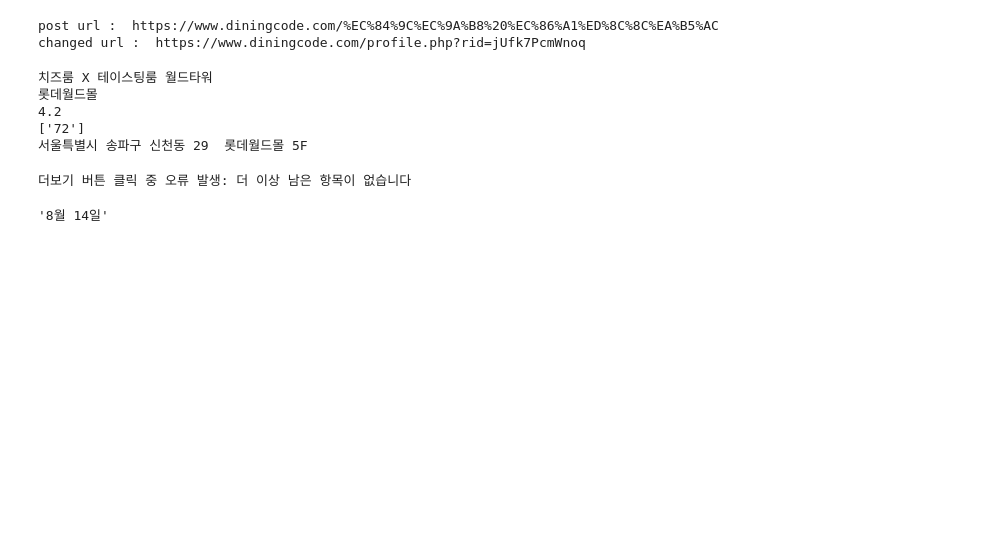
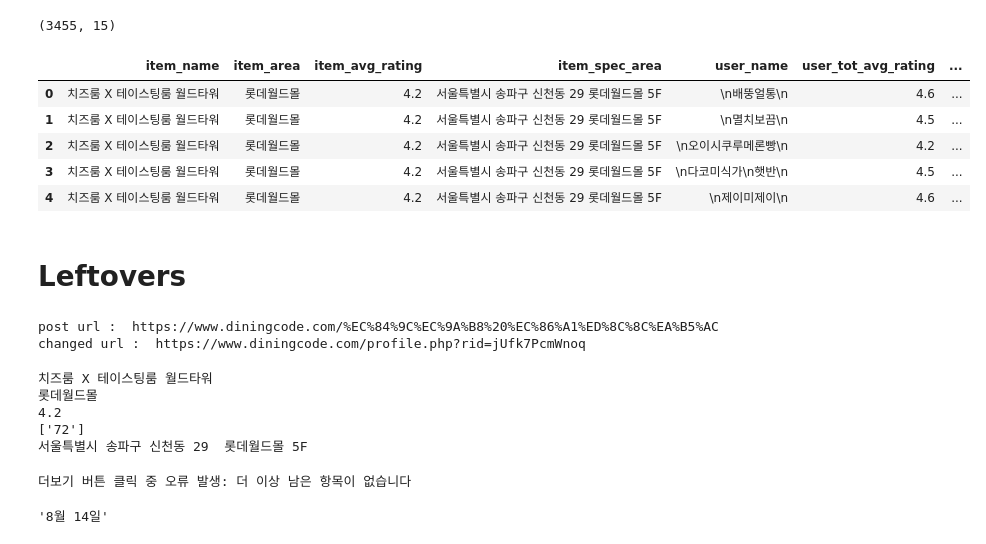
Before and after one commit to han942/vscode, a Jupyter notebook: projects/rating_recsys/rating_extraction.ipynb, the cells around one changed output. Cells and saved outputs as stored; diff of their text form; code cells hidden in the pictures; blank space fills up the shorter version.

Commit message:
crawling data complete

```diff
--- a/projects/rating_recsys/rating_extraction.ipynb
+++ b/projects/rating_recsys/rating_extraction.ipynb
@@ -179,0 +182,20 @@ Stacktrace:
+# %%
+data = [item_name,item_area,item_avg_rating,item_spec_area,
+        user_name,user_tot_avg_rating,user_tot_rating_num,user_tot_follow_num,
+        user_rating,user_query,taste,price,service,menu,date]
+import pandas as pd
+col = ['item_name','item_area','item_avg_rating','item_spec_area',
+        'user_name','user_tot_avg_rating','user_tot_rating_num','user_tot_follow_num',
+        'user_rating','user_query','taste','price','service','menu','date']
+data = pd.DataFrame(data,index=col).transpose()
+# %%
+print(data.shape)
+data.head()
+# %% [output]
+(3455, 15)
+|  | item_name | item_area | item_avg_rating | item_spec_area | user_name | user_tot_avg_rating | ... |
+| 0 | 치즈룸 X 테이스팅룸 월드타워 | 롯데월드몰 | 4.2 | 서울특별시 송파구 신천동 29 롯데월드몰 5F | \n배뚱얼통\n | 4.6 | ... |
+| 1 | 치즈룸 X 테이스팅룸 월드타워 | 롯데월드몰 | 4.2 | 서울특별시 송파구 신천동 29 롯데월드몰 5F | \n멸치보끔\n | 4.5 | ... |
+| 2 | 치즈룸 X 테이스팅룸 월드타워 | 롯데월드몰 | 4.2 | 서울특별시 송파구 신천동 29 롯데월드몰 5F | \n오이시쿠루메론빵\n | 4.2 | ... |
+| 3 | 치즈룸 X 테이스팅룸 월드타워 | 롯데월드몰 | 4.2 | 서울특별시 송파구 신천동 29 롯데월드몰 5F | \n다코미식가\n햇반\n | 4.5 | ... |
+| 4 | 치즈룸 X 테이스팅룸 월드타워 | 롯데월드몰 | 4.2 | 서울특별시 송파구 신천동 29 롯데월드몰 5F | \n제이미제이\n | 4.6 | ... |
@@ -180,3 +204,5 @@ Stacktrace:
+# %% [markdown]
+# Leftovers
 # %%
 #단위 실행 코드
 detail = driver.find_element(By.XPATH,'//*[@id="root"]/main/div/section[1]/div[2]/div[2]/ul/li[1]/a')
```
Also changed, not shown: parts of 5 cells of this notebook.
